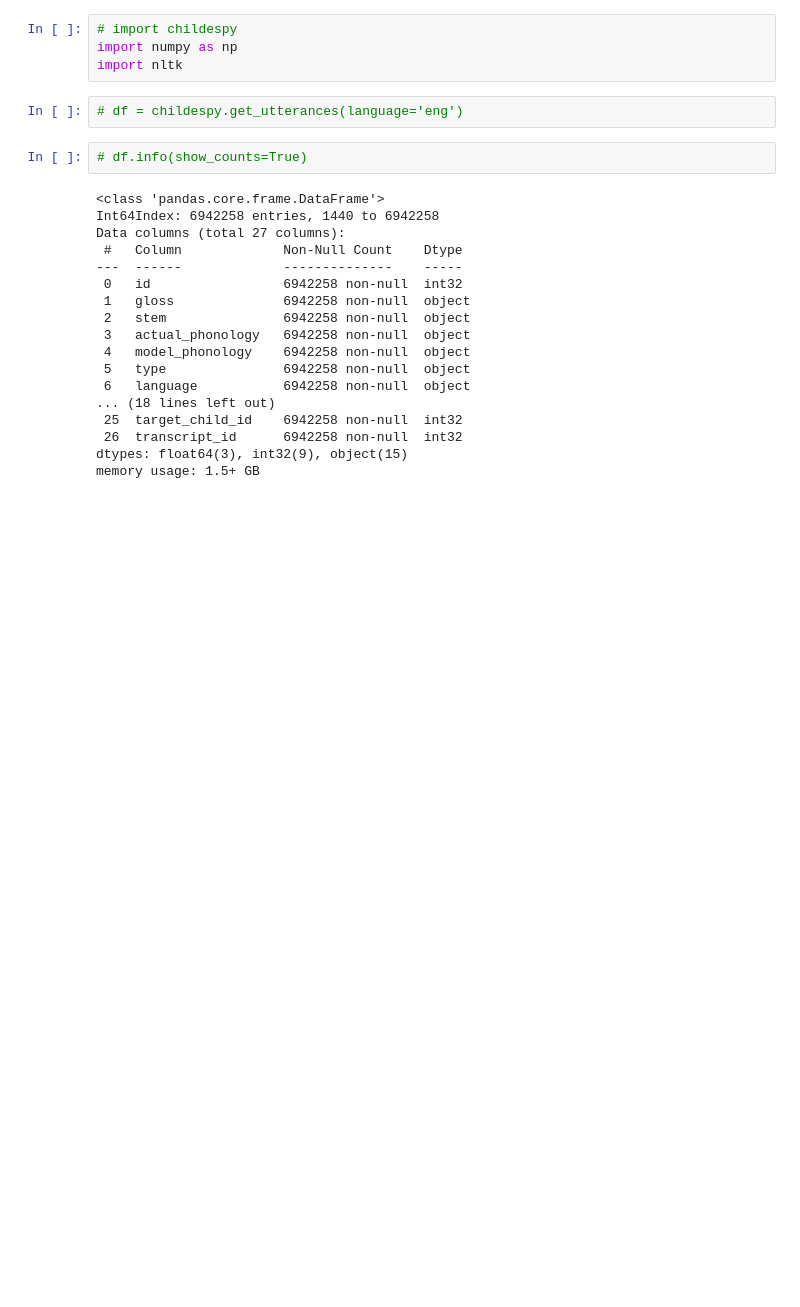
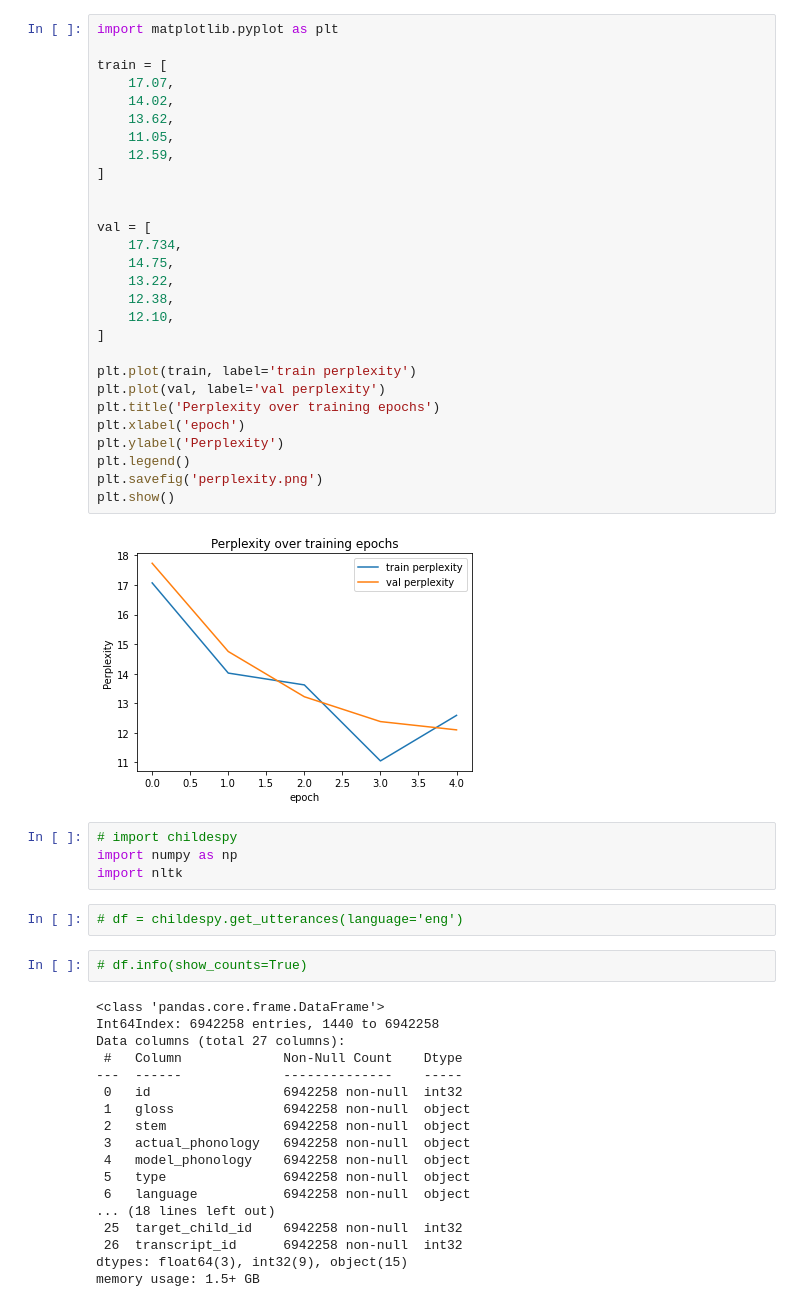
Before and after one commit to ketan0/adult-reformulations, a Jupyter notebook: childes-exploration.ipynb, the cells around one changed output. Saved outputs shown, nothing was run; the diff lists cells and outputs as text; blank space fills up the shorter version.

```diff
--- a/childes-exploration.ipynb
+++ b/childes-exploration.ipynb
@@ -1,3 +1,33 @@
+# %%
+import matplotlib.pyplot as plt
+
+train = [
+    17.07,
+    14.02,
+    13.62,
+    11.05,
+    12.59,
+]
+
+
+val = [
+    17.734,
+    14.75,
+    13.22,
+    12.38,
+    12.10,
+]
+
+plt.plot(train, label='train perplexity')
+plt.plot(val, label='val perplexity')
+plt.title('Perplexity over training epochs')
+plt.xlabel('epoch')
+plt.ylabel('Perplexity')
+plt.legend()
+plt.savefig('perplexity.png')
+plt.show()
+# %% [output]
+[figure, added]
 # %%
 # import childespy
 import numpy as np
```
